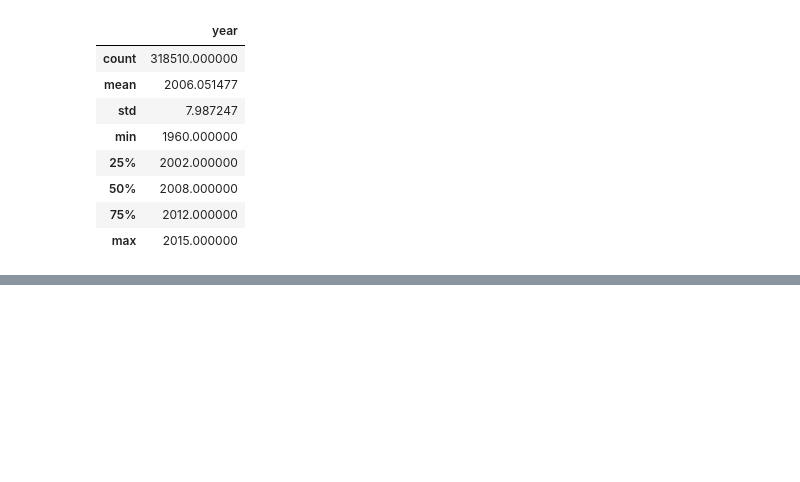
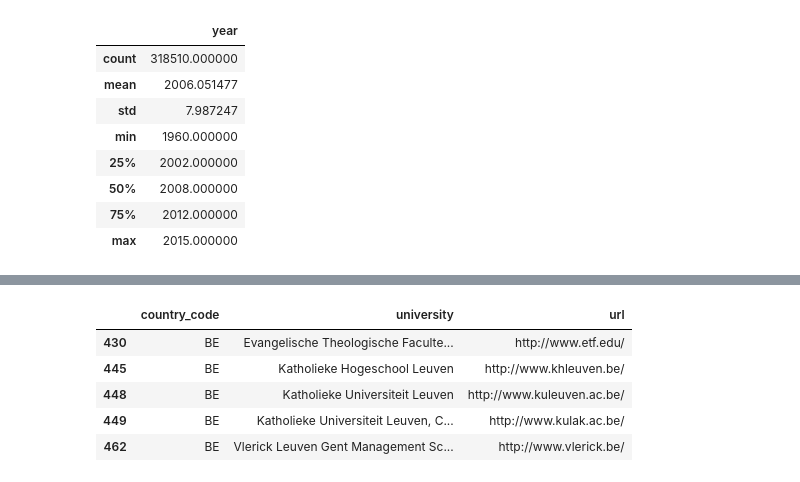
Before and after one commit to joostverkaik/influence-tech-companies, a Jupyter notebook: DBLP_Analysis.ipynb, the cells around one changed output, grey strips where cells are left out. Cells and saved outputs as stored; diff of their text form; code cells hidden in the pictures; blank space fills up the shorter version.

```diff
--- a/DBLP_Analysis.ipynb
+++ b/DBLP_Analysis.ipynb
@@ -58,0 +76,9 @@ df.to_pickle('dblp.p')
+# %%
+univs[univs.university.str.contains('Leuven')]
+# %% [output]
+|  | country_code | university | url |
+| 430 | BE | Evangelische Theologische Faculte... | http://www.etf.edu/ |
+| 445 | BE | Katholieke Hogeschool Leuven | http://www.khleuven.be/ |
+| 448 | BE | Katholieke Universiteit Leuven | http://www.kuleuven.ac.be/ |
+| 449 | BE | Katholieke Universiteit Leuven, C... | http://www.kulak.ac.be/ |
+| 462 | BE | Vlerick Leuven Gent Management Sc... | http://www.vlerick.be/ |
```
Also changed, not shown: parts of 15 cells of this notebook, 15 other files.
